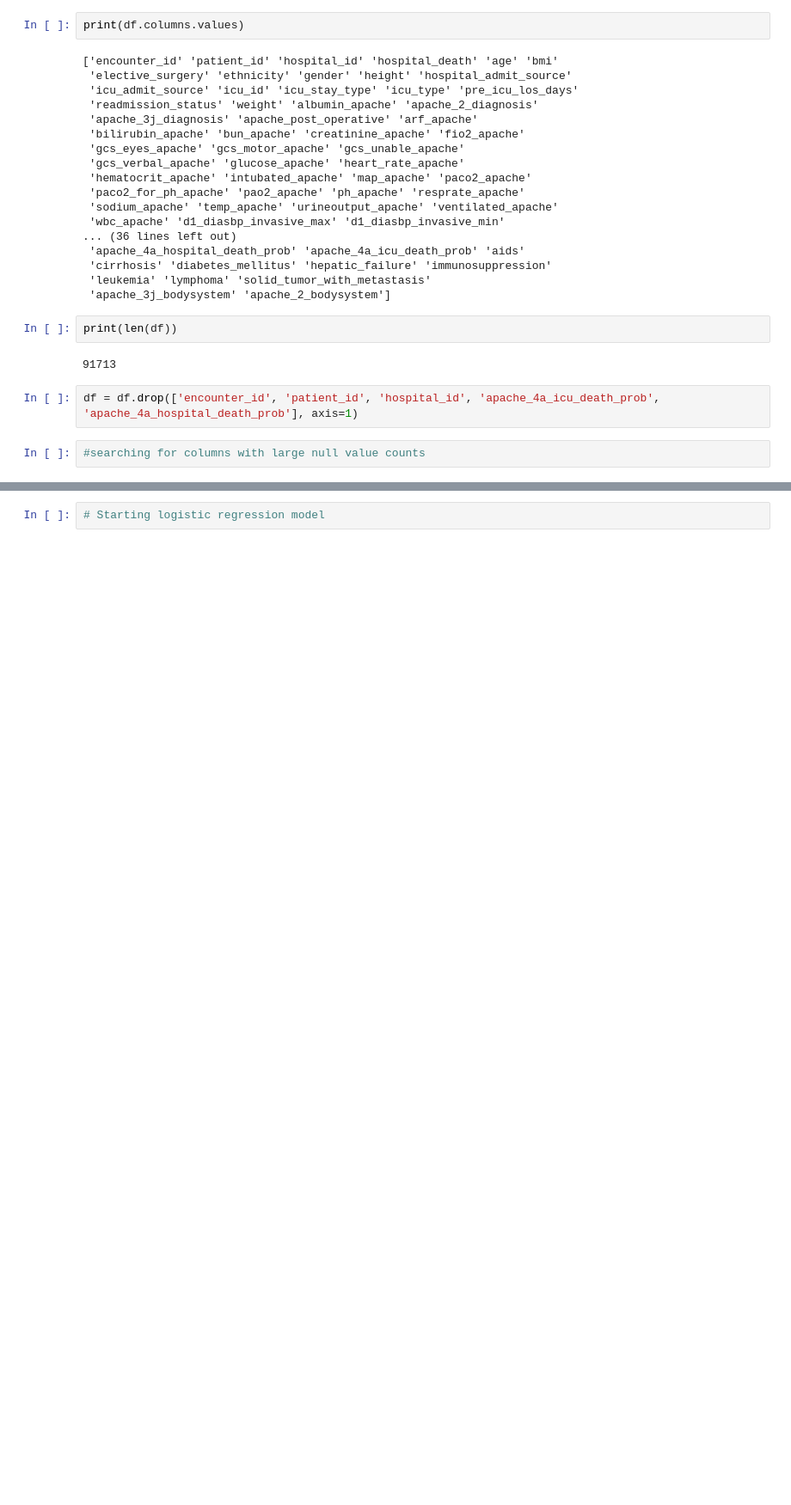
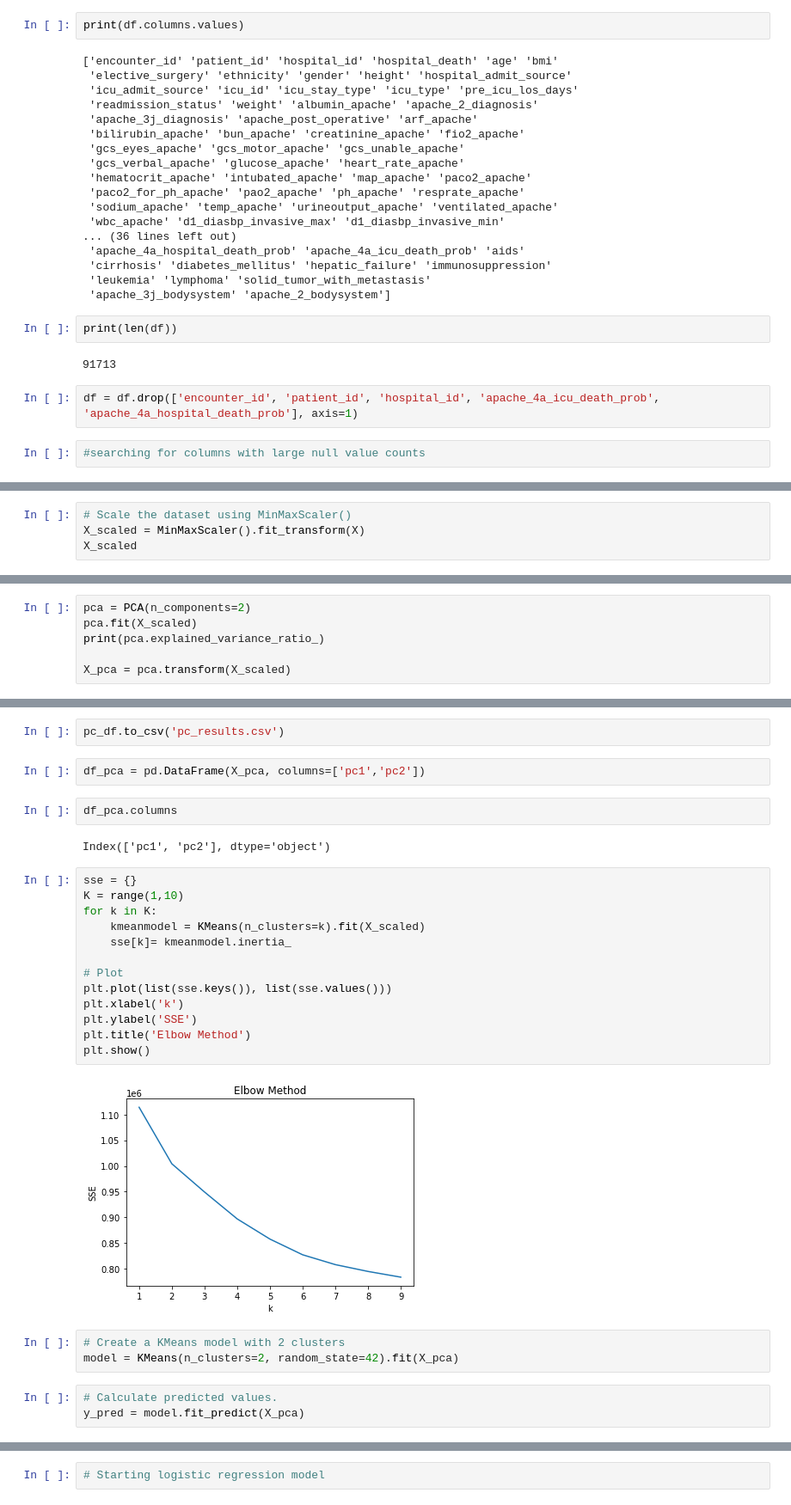
Before and after one commit to tommy-chin/Super-Final-Project-Team, a Jupyter notebook: initial_cleanup.ipynb, the cells around one changed output, grey strips where cells are left out. Shown at 86% size. Drawn from its saved outputs; the diff is of its cells as text; blank space fills up the shorter version.

```diff
--- a/initial_cleanup.ipynb
+++ b/initial_cleanup.ipynb
@@ -88,0 +83,4 @@ Name: values, Length: 181, dtype: bool]
+# %%
+# Scale the dataset using MinMaxScaler()
+X_scaled = MinMaxScaler().fit_transform(X)
+X_scaled
@@ -88,0 +101,6 @@ Name: values, Length: 181, dtype: bool]
+# %%
+pca = PCA(n_components=2)
+pca.fit(X_scaled)
+print(pca.explained_variance_ratio_)
+
+X_pca = pca.transform(X_scaled)
@@ -88,0 +118,29 @@ Name: values, Length: 181, dtype: bool]
+# %%
+pc_df.to_csv('pc_results.csv')
+# %%
+df_pca = pd.DataFrame(X_pca, columns=['pc1','pc2'])
+# %%
+df_pca.columns
+# %% [output]
+Index(['pc1', 'pc2'], dtype='object')
+# %%
+sse = {}
+K = range(1,10)
+for k in K:
+    kmeanmodel = KMeans(n_clusters=k).fit(X_scaled)
+    sse[k]= kmeanmodel.inertia_
+
+# Plot
+plt.plot(list(sse.keys()), list(sse.values()))
+plt.xlabel('k')
+plt.ylabel('SSE')
+plt.title('Elbow Method')
+plt.show()
+# %% [output]
+[figure, added]
+# %%
+# Create a KMeans model with 2 clusters
+model = KMeans(n_clusters=2, random_state=42).fit(X_pca)
+# %%
+# Calculate predicted values.
+y_pred = model.fit_predict(X_pca)
```
Also changed, not shown: parts of 18 cells of this notebook.
